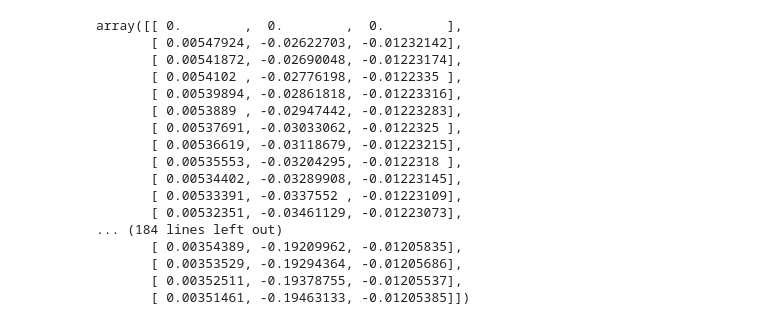
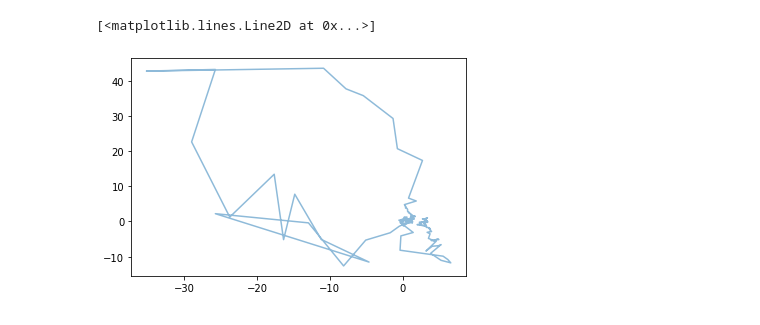
Before and after one commit to wsribunma/SE2_FlowPipes, a Jupyter notebook: LQG.ipynb, the cells around one changed output. Saved outputs shown, nothing was run; the diff lists cells and outputs as text; code cells hidden in the pictures.

```diff
--- a/LQG.ipynb
+++ b/LQG.ipynb
@@ -133,20 +156,5 @@ axis('tight')
-# %%
-error
-# %% [output]
-array([[ 0.        ,  0.        ,  0.        ],
-       [ 0.00547924, -0.02622703, -0.01232142],
-       [ 0.00541872, -0.02690048, -0.01223174],
-       [ 0.0054102 , -0.02776198, -0.0122335 ],
-       [ 0.00539894, -0.02861818, -0.01223316],
-       [ 0.0053889 , -0.02947442, -0.01223283],
-       [ 0.00537691, -0.03033062, -0.0122325 ],
-       [ 0.00536619, -0.03118679, -0.01223215],
-       [ 0.00535553, -0.03204295, -0.0122318 ],
-       [ 0.00534402, -0.03289908, -0.01223145],
-       [ 0.00533391, -0.0337552 , -0.01223109],
-       [ 0.00532351, -0.03461129, -0.01223073],
-... (184 lines left out)
-       [ 0.00354389, -0.19209962, -0.01205835],
-       [ 0.00353529, -0.19294364, -0.01205686],
-       [ 0.00352511, -0.19378755, -0.01205537],
-       [ 0.00351461, -0.19463133, -0.01205385]])
+# %%
+plot(c_xe[:, 0], c_xe[:, 1], label='LQG', alpha=0.5)
+# %% [output]
+[<matplotlib.lines.Line2D at 0x...>]
+[figure, added]
```
Also changed, not shown: parts of 4 cells of this notebook, 1 other file.
